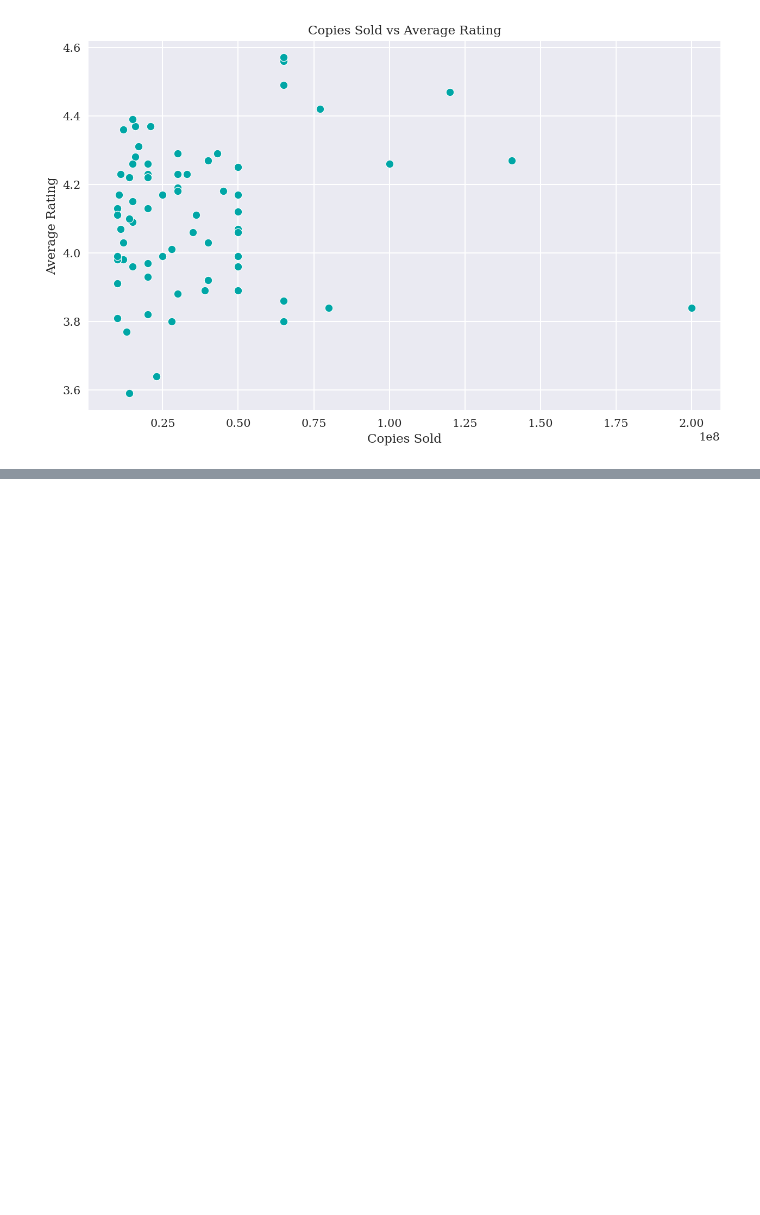
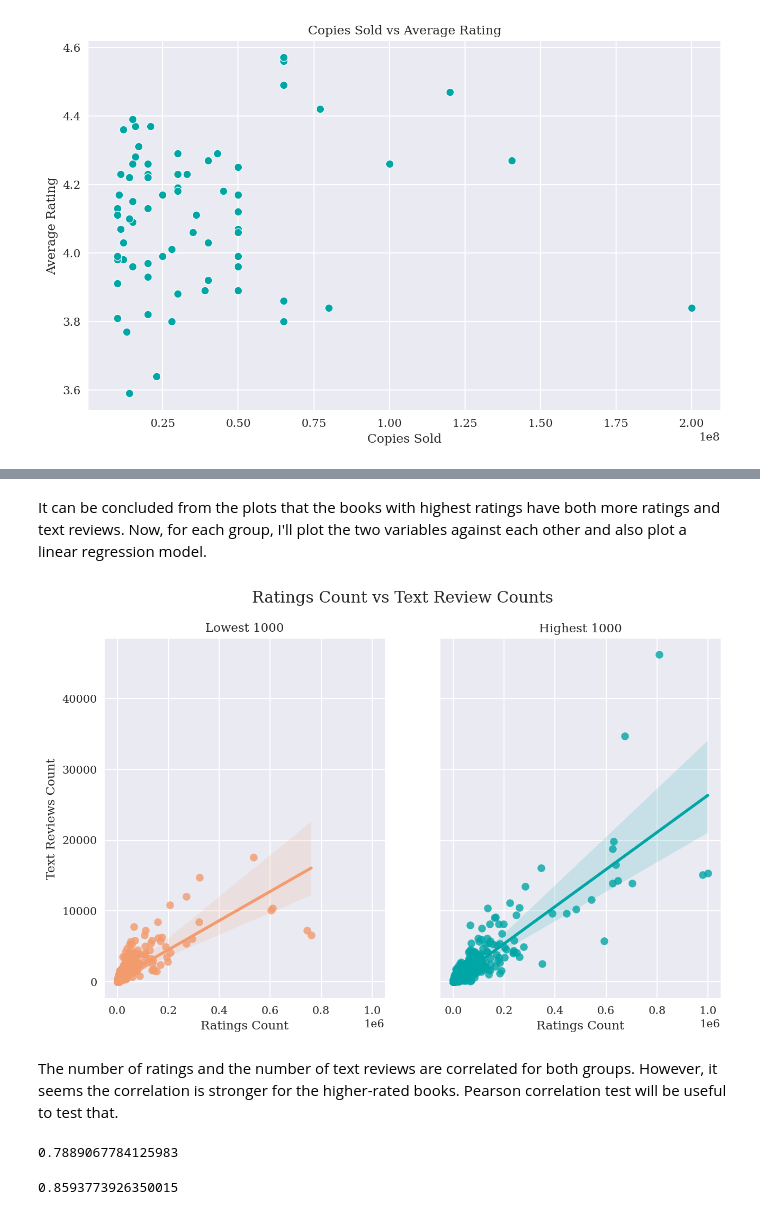
Before and after one commit to alexshah1/DS2500, a Jupyter notebook: Module Assignment 4/Module Assignment 4.ipynb, the cells around one changed output, grey strips where cells are left out. Saved outputs shown, nothing was run; the diff lists cells and outputs as text; code cells hidden in the pictures; blank space fills up the shorter version.

Commit message:
MA4, W/ Write-up, To Review

```diff
--- a/Module Assignment 4/Module Assignment 4.ipynb
+++ b/Module Assignment 4/Module Assignment 4.ipynb
@@ -816,0 +836,34 @@ dtype: float64
+# %% [markdown]
+It can be concluded from the plots that the books with highest ratings have both more ratings and text reviews. Now, for each group, I'll plot the two variables against each other and also plot a linear regression model.
+# %%
+fig, ax = plt.subplots(1, 2, sharex=True, sharey=True)
+sns.regplot(x='ratings_count', y='text_reviews_count', data=lowest1000, color='#F39B6D', ax=ax[0])
+sns.regplot(x='ratings_count', y='text_reviews_count', data=highest1000, color='#00A6A6', ax=ax[1])
+
+plt.suptitle("Ratings Count vs Text Review Counts")
+
+ax[0].set_title('Lowest 1000')
+ax[0].set_xlabel("Ratings Count")
+ax[0].set_ylabel("Text Reviews Count")
+
+ax[1].set_title('Highest 1000')
+ax[1].set_xlabel("Ratings Count")
+ax[1].set_ylabel("")
+
+plt.show()
+# %% [output]
+[figure, added]
+# %% [markdown]
+The number of ratings and the number of text reviews are correlated for both groups. However, it seems the correlation is stronger for the higher-rated books. Pearson correlation test will be useful to test that.
+# %%
+# Lowest 1000
+corr, _ = pearsonr(lowest1000['ratings_count'], lowest1000['text_reviews_count'])
+corr
+# %% [output]
+0.7889067784125983
+# %%
+# Highest 1000
+corr, _ = pearsonr(highest1000['ratings_count'], highest1000['text_reviews_count'])
+corr
+# %% [output]
+0.8593773926350015
```
Also changed, not shown: parts of 144 cells of this notebook, 1 other file.
